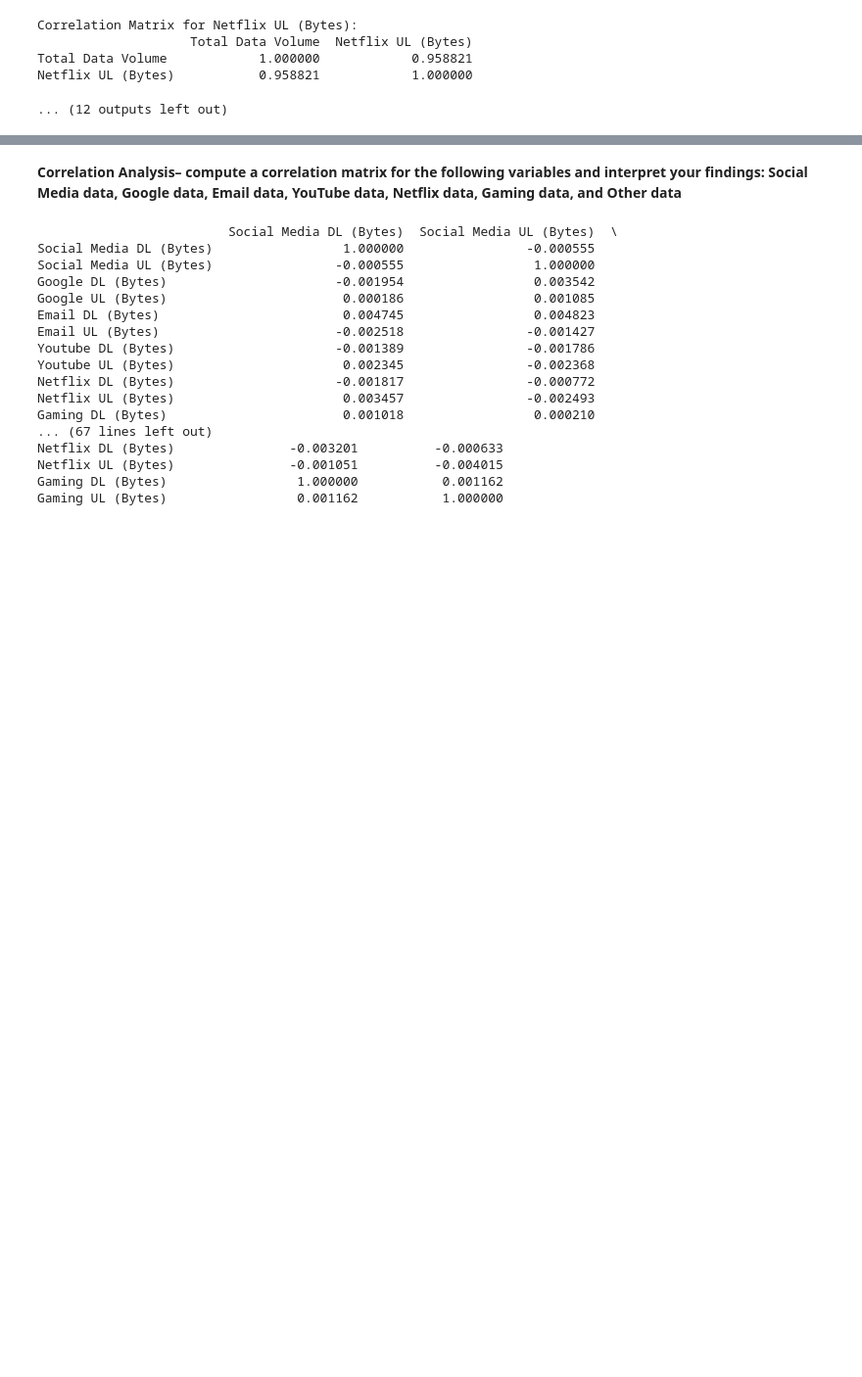
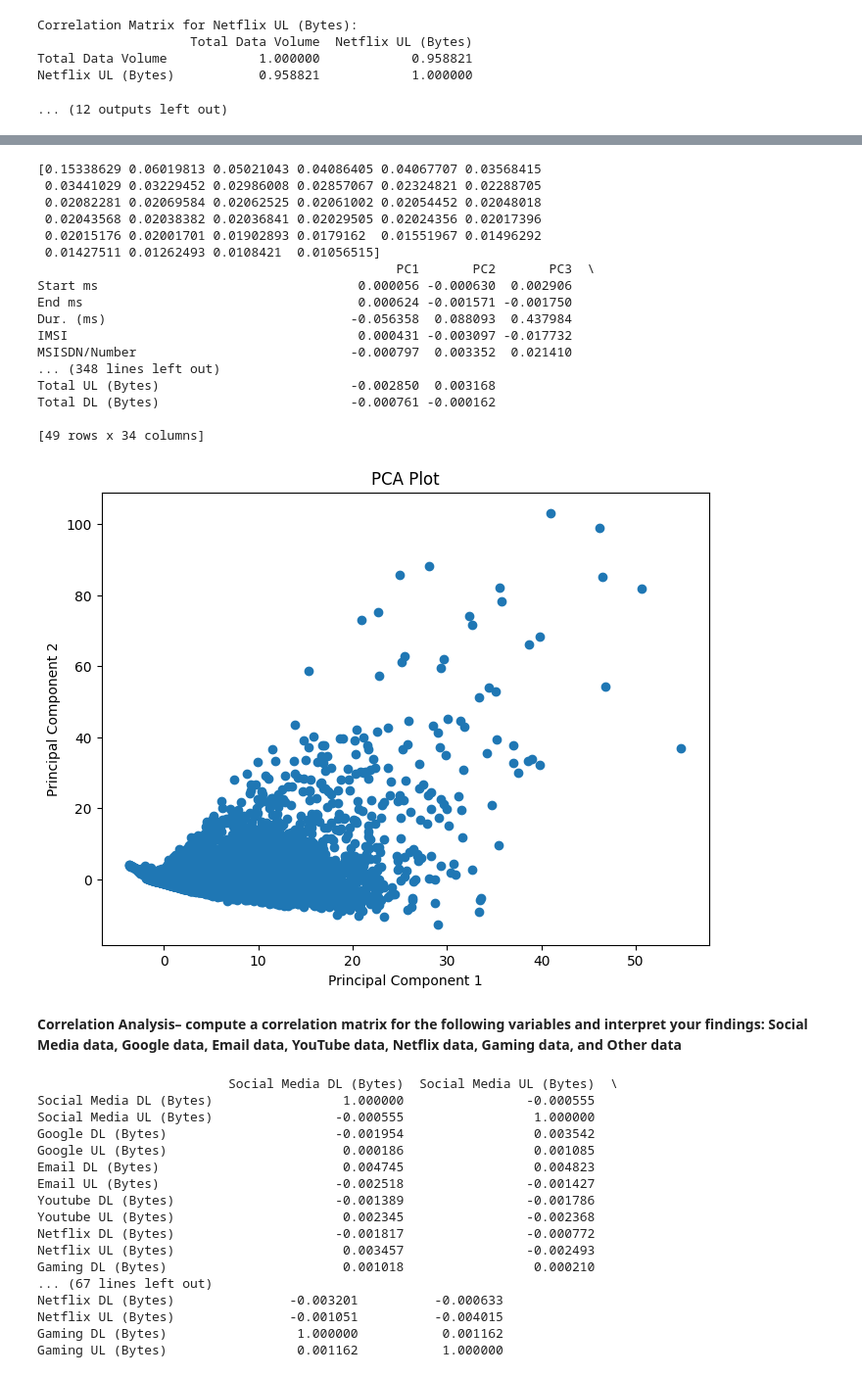
Before and after one commit to Deb052024/Data-Visualization, a Jupyter notebook: Telco_Project_5.ipynb, the cells around one changed output, grey strips where cells are left out. Shown at 98% size. Saved outputs shown, nothing was run; the diff lists cells and outputs as text; code cells hidden in the pictures; blank space fills up the shorter version.

```diff
--- a/Telco_Project_5.ipynb
+++ b/Telco_Project_5.ipynb
@@ -644,3 +663,73 @@ Netflix UL (Bytes)           0.958821            1.000000
+# %%
+
+# prompt:  Dimensionality Reduction– perform a principal component analysis to reduce the
+#  dimensions of your data and provide a useful interpretation of the results
+
+from sklearn.preprocessing import StandardScaler
+from sklearn.decomposition import PCA
+import numpy as np
+import pandas as pd
+import matplotlib.pyplot as plt
+
+
+# Select numerical features for PCA
+numerical_features = df.select_dtypes(include=np.number)
+
+# Scale the data
+x = StandardScaler().fit_transform(numerical_features)
+
+# Perform PCA
+pca = PCA(n_components=0.95)  # Choose the number of components to retain 95% of variance
+principalComponents = pca.fit_transform(x)
+
+# Get the number of components from PCA
+n_components = principalComponents.shape[1]
+
+# Create column names dynamically based on the number of components
+column_names = [f'PC{i+1}' for i in range(n_components)]
+
+# Create a DataFrame with the principal components, using dynamic column names
+principalDf = pd.DataFrame(data=principalComponents, columns=column_names)
+
+# Print the explained variance ratio
+print(pca.explained_variance_ratio_)
+
+# Analyze the loadings of each principal component to understand the contributing features
+loadings = pd.DataFrame(pca.components_.T, index=numerical_features.columns, columns=column_names)
+print(loadings)
+
+# Interpretation of results:
+# - The explained variance ratio tells you how much variance each principal component explains.
+# - The loadings show which original features contribute most to each principal component.
+# - You can plot the principal components to visualize the data in reduced dimensions and look for patterns or clusters.
+# - You can use the principal components as input features in other models, such as clustering or classification.
+
+# Example of plotting the first two principal components
+plt.figure(figsize=(8, 6))
+plt.scatter(principalDf['PC1'], principalDf['PC2'])
+plt.xlabel('Principal Component 1')
+plt.ylabel('Principal Component 2')
+plt.title('PCA Plot')
+plt.show()
+# %% [output]
+[0.15338629 0.06019813 0.05021043 0.04086405 0.04067707 0.03568415
+ 0.03441029 0.03229452 0.02986008 0.02857067 0.02324821 0.02288705
+ 0.02082281 0.02069584 0.02062525 0.02061002 0.02054452 0.02048018
+ 0.02043568 0.02038382 0.02036841 0.02029505 0.02024356 0.02017396
+ 0.02015176 0.02001701 0.01902893 0.0179162  0.01551967 0.01496292
+ 0.01427511 0.01262493 0.0108421  0.01056515]
+                                               PC1       PC2       PC3  \
+Start ms                                  0.000056 -0.000630  0.002906
+End ms                                    0.000624 -0.001571 -0.001750
+Dur. (ms)                                -0.056358  0.088093  0.437984
+IMSI                                      0.000431 -0.003097 -0.017732
+MSISDN/Number                            -0.000797  0.003352  0.021410
+... (348 lines left out)
+Total UL (Bytes)                         -0.002850  0.003168
+Total DL (Bytes)                         -0.000761 -0.000162
+
+[49 rows x 34 columns]
+[figure, added]
 # %% [markdown]
 **Correlation Analysis– compute a correlation matrix for the following variables
  and interpret your findings: Social Media data, Google data, Email data, YouTube  data, Netflix data, Gaming data, and Other data**
```
Also changed, not shown: parts of 1 cell of this notebook.
